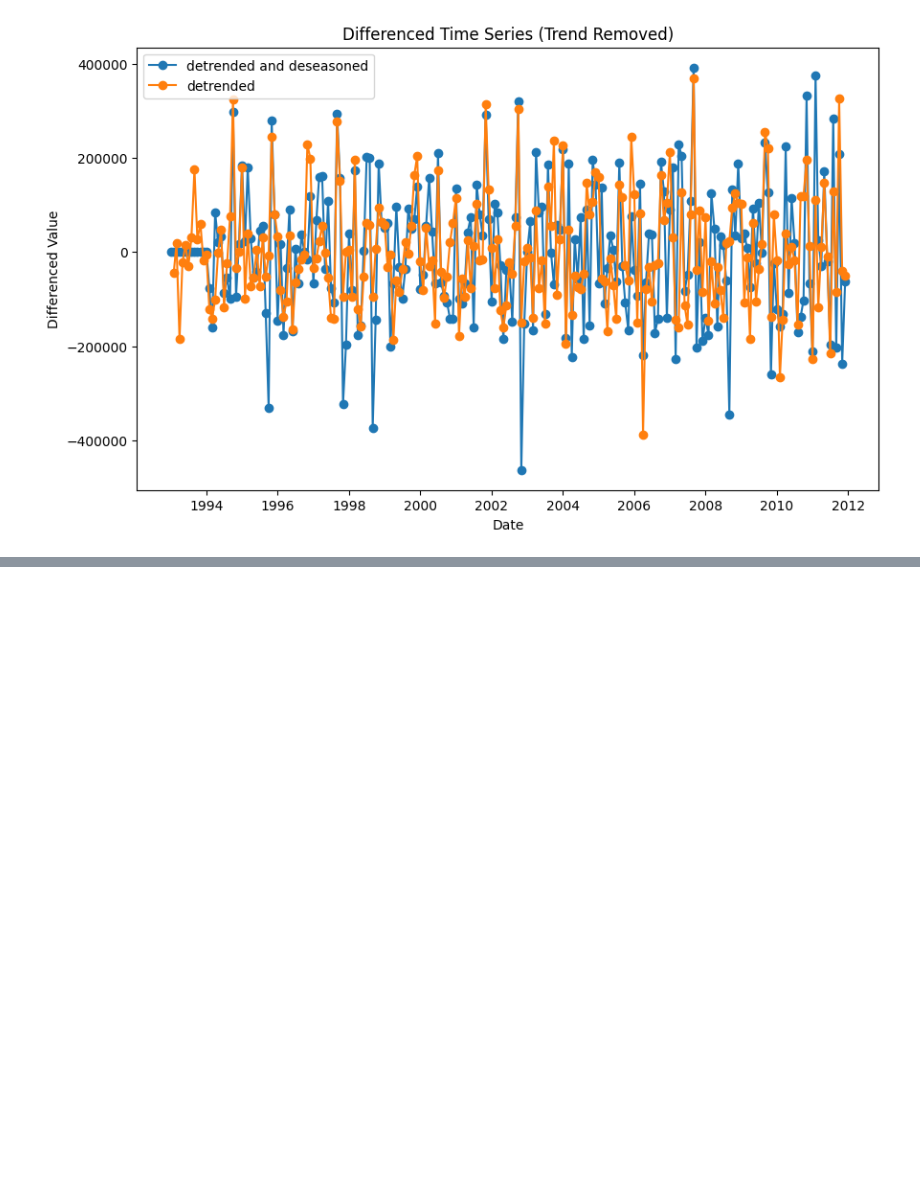
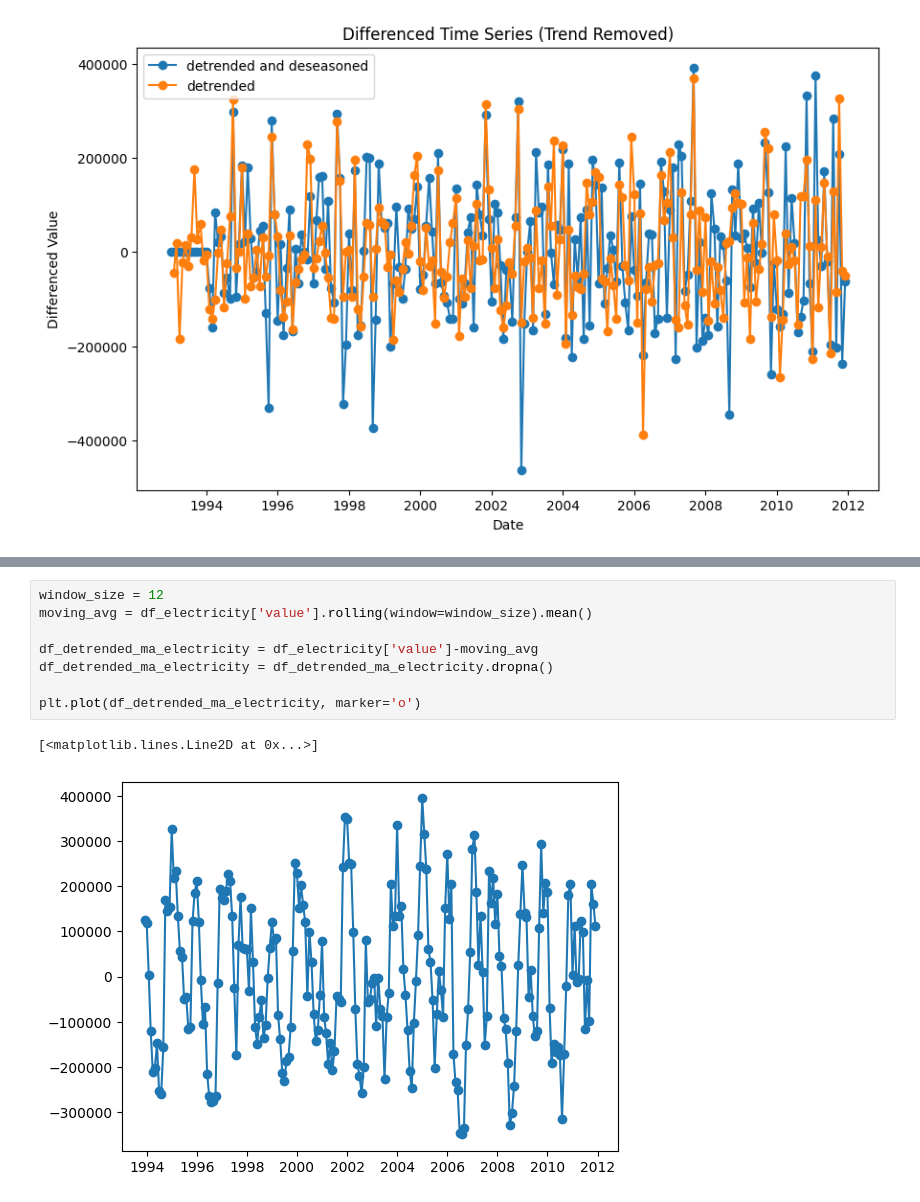
Before and after one commit to alexmakassiouk/ntnu-time-series, a Jupyter notebook: transformations.ipynb, the cells around one changed output, grey strips where cells are left out. Cells and saved outputs as stored; diff of their text form; blank space fills up the shorter version.

```diff
--- a/transformations.ipynb
+++ b/transformations.ipynb
@@ -199,0 +212,11 @@ plt.show()
+# %%
+window_size = 12
+moving_avg = df_electricity['value'].rolling(window=window_size).mean()
+
+df_detrended_ma_electricity = df_electricity['value']-moving_avg
+df_detrended_ma_electricity = df_detrended_ma_electricity.dropna()
+
+plt.plot(df_detrended_ma_electricity, marker='o')
+# %% [output]
+[<matplotlib.lines.Line2D at 0x...>]
+[figure, added]
```
Also changed, not shown: parts of 8 cells of this notebook.
